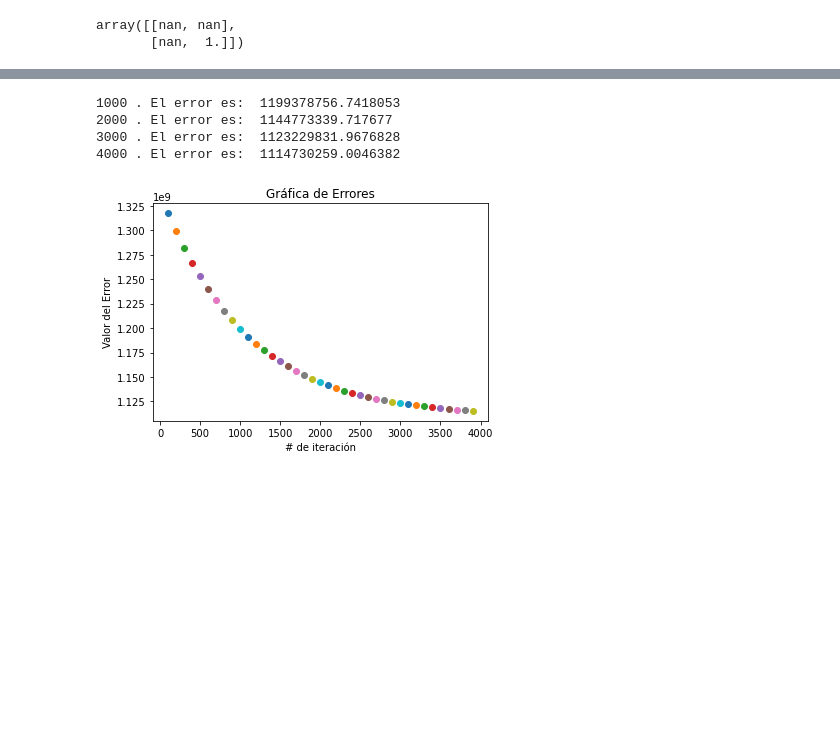
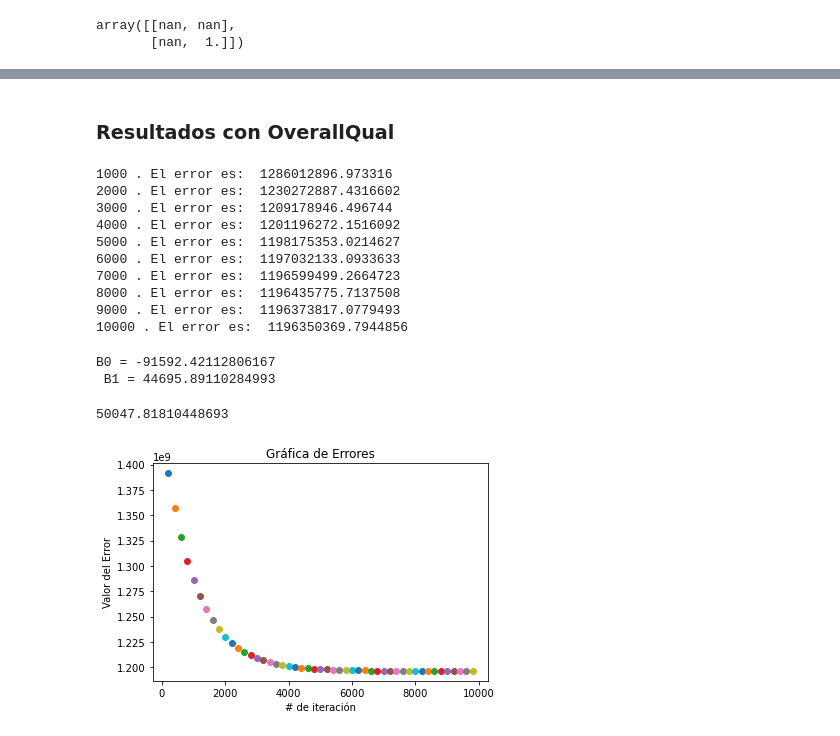
Before and after one commit to andrear17/Proyecto_Final-CDP, a Jupyter notebook: Proyecto_Final.ipynb, the cells around one changed output, grey strips where cells are left out. Drawn from its saved outputs; the diff is of its cells as text; code cells hidden in the pictures; blank space fills up the shorter version.

```diff
--- a/Proyecto_Final.ipynb
+++ b/Proyecto_Final.ipynb
@@ -259,14 +262,32 @@ def graf_resultados(x, y, resultados, n):
             plt.plot(x, resultados[i], label = i)
     plt.legend()
     return plt.show
+# %% [markdown]
+### Resultados con OverallQual
 # %%
-resultados, errores, dic_b0, dic_b1 = regresion_lineal(train['OverallQual'], train['SalePrice'], 4000, 1000, 0.0099)
+resultados, errores, dic_b0, dic_b1 = regresion_lineal(train['OverallQual'], train['SalePrice'], 10000, 1000, 0.0099)
 # %% [output]
-1000 . El error es:  1199378756.7418053
-2000 . El error es:  1144773339.717677
-3000 . El error es:  1123229831.9676828
-4000 . El error es:  1114730259.0046382
+1000 . El error es:  1286012896.973316
+2000 . El error es:  1230272887.4316602
+3000 . El error es:  1209178946.496744
+4000 . El error es:  1201196272.1516092
+5000 . El error es:  1198175353.0214627
+6000 . El error es:  1197032133.0933633
+7000 . El error es:  1196599499.2664723
+8000 . El error es:  1196435775.7137508
+9000 . El error es:  1196373817.0779493
+10000 . El error es:  1196350369.7944856
+# %%
+print('B0 = ' + str(dic_b0[10000]) + '\n', 'B1 = ' + str(dic_b1[10000]))
+# %% [output]
+B0 = -91592.42112806167
+ B1 = 44695.89110284993
+# %%
+rmse = math.sqrt(metrics.mean_squared_error(test.SalePrice.values.reshape(-1,1), y_predict_func.values.reshape(-1,1)))
+rmse
+# %% [output]
+50047.81810448693
 # %%
-graf_errores(errores, 100)
+graf_errores(errores, 200)
 # %% [output]
-[figure, old version]
+[figure, new version]
```
Also changed, not shown: parts of 17 cells of this notebook.
